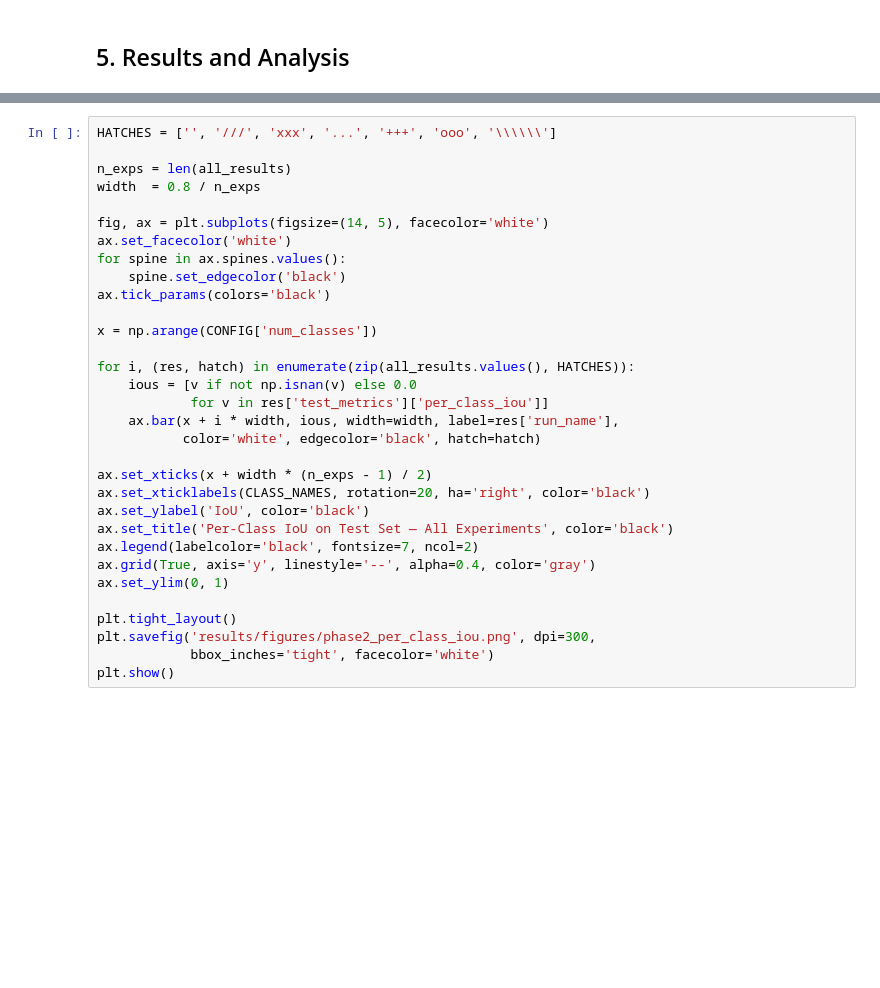
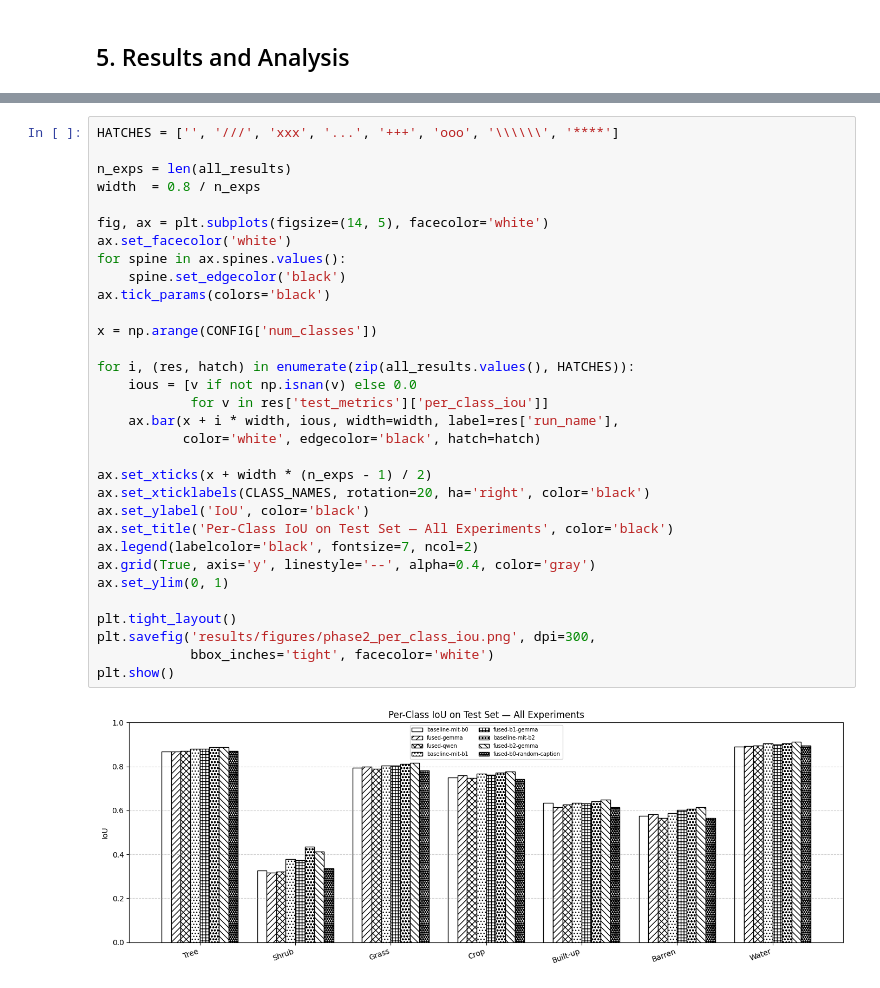
Before and after one commit to ftmoztl/multimodal-landcover-segmentation, a Jupyter notebook: notebooks/phase2_results_benchmarking.ipynb, the cells around one changed output, grey strips where cells are left out. Drawn from its saved outputs; the diff is of its cells as text; blank space fills up the shorter version.

```diff
--- a/notebooks/phase2_results_benchmarking.ipynb
+++ b/notebooks/phase2_results_benchmarking.ipynb
@@ -1058,33 +1326,35 @@ if 'fused_gemma' in all_results and 'fused_random' in all_results:
 # %%
-HATCHES = ['', '///', 'xxx', '...', '+++', 'ooo', '\\\\\\']
+HATCHES = ['', '///', 'xxx', '...', '+++', 'ooo', '\\\\\\', '****']
 
 n_exps = len(all_results)
 width  = 0.8 / n_exps
 
 fig, ax = plt.subplots(figsize=(14, 5), facecolor='white')
 ax.set_facecolor('white')
 for spine in ax.spines.values():
     spine.set_edgecolor('black')
 ax.tick_params(colors='black')
 
 x = np.arange(CONFIG['num_classes'])
 
 for i, (res, hatch) in enumerate(zip(all_results.values(), HATCHES)):
     ious = [v if not np.isnan(v) else 0.0
             for v in res['test_metrics']['per_class_iou']]
     ax.bar(x + i * width, ious, width=width, label=res['run_name'],
            color='white', edgecolor='black', hatch=hatch)
 
 ax.set_xticks(x + width * (n_exps - 1) / 2)
 ax.set_xticklabels(CLASS_NAMES, rotation=20, ha='right', color='black')
 ax.set_ylabel('IoU', color='black')
 ax.set_title('Per-Class IoU on Test Set — All Experiments', color='black')
 ax.legend(labelcolor='black', fontsize=7, ncol=2)
 ax.grid(True, axis='y', linestyle='--', alpha=0.4, color='gray')
 ax.set_ylim(0, 1)
 
 plt.tight_layout()
 plt.savefig('results/figures/phase2_per_class_iou.png', dpi=300,
             bbox_inches='tight', facecolor='white')
 plt.show()
+# %% [output]
+[figure, added]
 # %%
```
Also changed, not shown: parts of 18 cells of this notebook.
